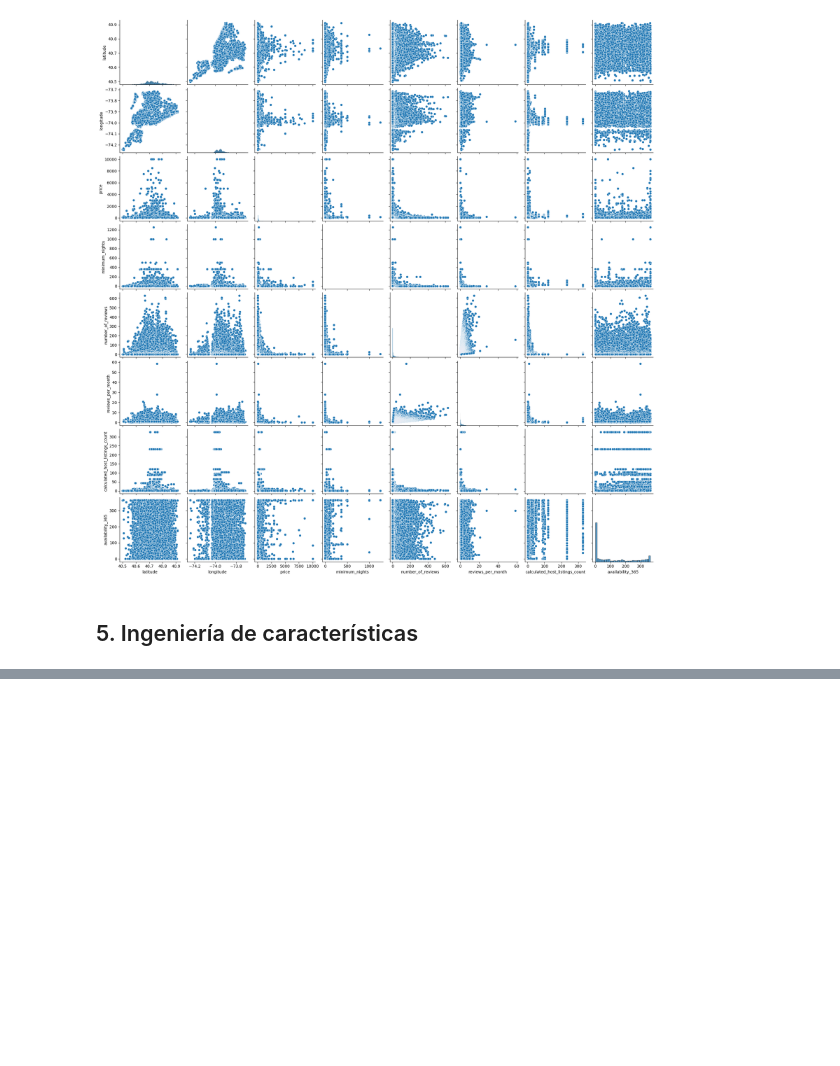
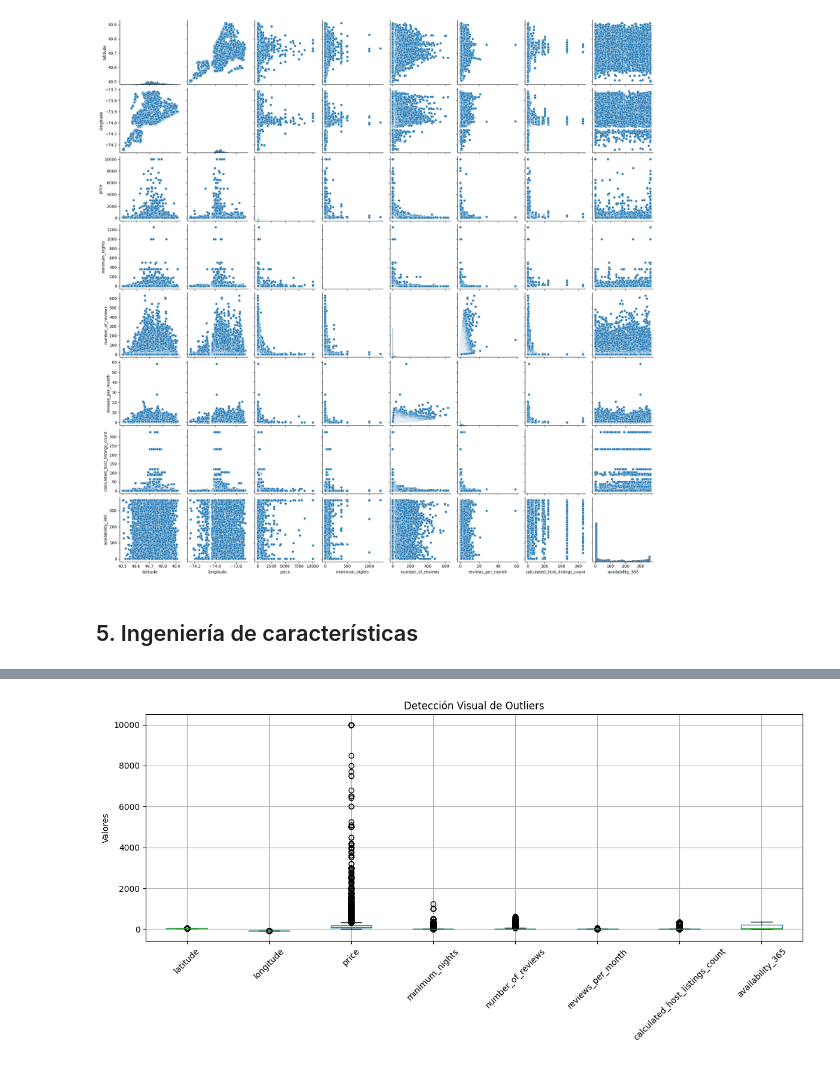
Before and after one commit to correaliesel138-a11y/Final_project_LR_Turbo, a Jupyter notebook: src/1_ds_pt-22_EDA_airbnb.ipynb, the cells around one changed output, grey strips where cells are left out. Cells and saved outputs as stored; diff of their text form; code cells hidden in the pictures; blank space fills up the shorter version.

```diff
--- a/src/1_ds_pt-22_EDA_airbnb.ipynb
+++ b/src/1_ds_pt-22_EDA_airbnb.ipynb
@@ -504,0 +566,13 @@ sns.pairplot(data = total_data)
+# %%
+
+# Seleccionar variables numéricas
+nums = total_data.select_dtypes(include=['number'])
+
+# Crear boxplots
+nums.boxplot(figsize=(12, 6), rot=45)
+plt.title('Detección Visual de Outliers')
+plt.ylabel('Valores')
+plt.tight_layout()
+plt.show()
+# %% [output]
+[figure, added]
```
Also changed, not shown: parts of 34 cells of this notebook, 2 other files.
